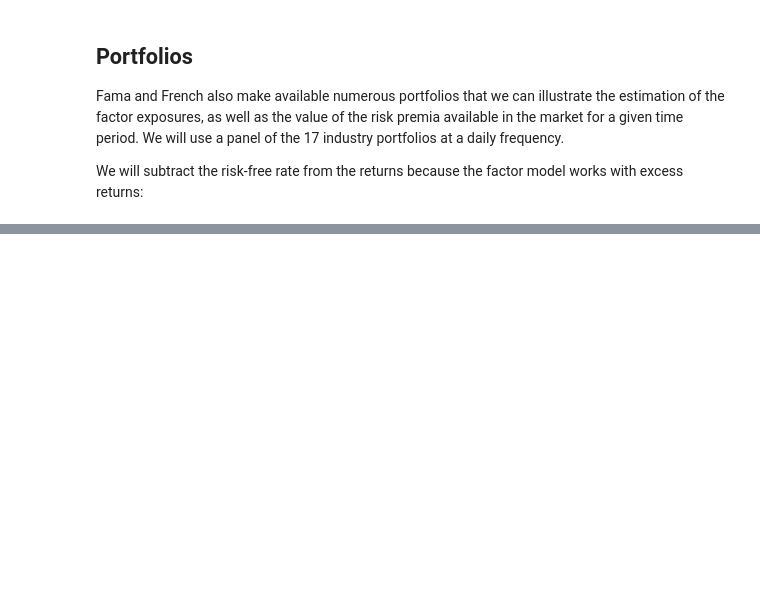
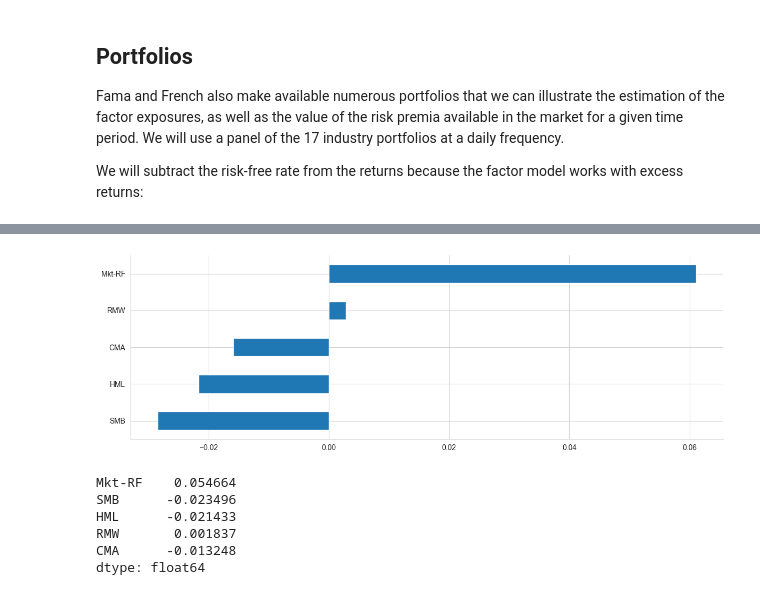
Before and after one commit to martinpasche/AlgoTrading, a Jupyter notebook: strategy-testing/Linear_Models/02_fama_macbeth.ipynb, the cells around one changed output, grey strips where cells are left out. Drawn from its saved outputs; the diff is of its cells as text; code cells hidden in the pictures; blank space fills up the shorter version.

```diff
--- a/strategy-testing/Linear_Models/02_fama_macbeth.ipynb
+++ b/strategy-testing/Linear_Models/02_fama_macbeth.ipynb
@@ -79,0 +248,12 @@ We will subtract the risk-free rate from the returns because the factor model wo
+# %%
+betas = []
+
+for industry in ff_portfolio_data:
+    step1 = OLS(endog = ff_portfolio_data.loc[ff_factor_data.index, industry],
+                exog = add_constant(ff_factor_data)).fit()
+    betas.append(step1.params.drop('const'))
+# %%
+betas = pd.DataFrame(betas,
+                     columns = ff_factor_data.columns,
+                     index = ff_portfolio_data.columns)
+betas.info()
@@ -79,0 +277,11 @@ We will subtract the risk-free rate from the returns because the factor model wo
+# %%
+lambdas = []
+for period in ff_portfolio_data.index :
+    step2 = OLS(endog = ff_portfolio_data.loc[period, betas.index],
+                exog = betas).fit()
+    lambdas.append(step2.params)
+# %%
+lambdas = pd.DataFrame(lambdas,
+                       index=ff_portfolio_data.index,
+                       columns=betas.columns.tolist())
+lambdas.info()
@@ -79,0 +301,16 @@ We will subtract the risk-free rate from the returns because the factor model wo
+# %%
+lambdas.mean().sort_values().plot.barh(figsize=(12, 4))
+sns.despine()
+plt.tight_layout();
+# %% [output]
+[figure, added]
+# %%
+t = lambdas.mean().div(lambdas.std())
+t
+# %% [output]
+Mkt-RF    0.054664
+SMB      -0.023496
+HML      -0.021433
+RMW       0.001837
+CMA      -0.013248
+dtype: float64
```
Also changed, not shown: parts of 30 cells of this notebook.
